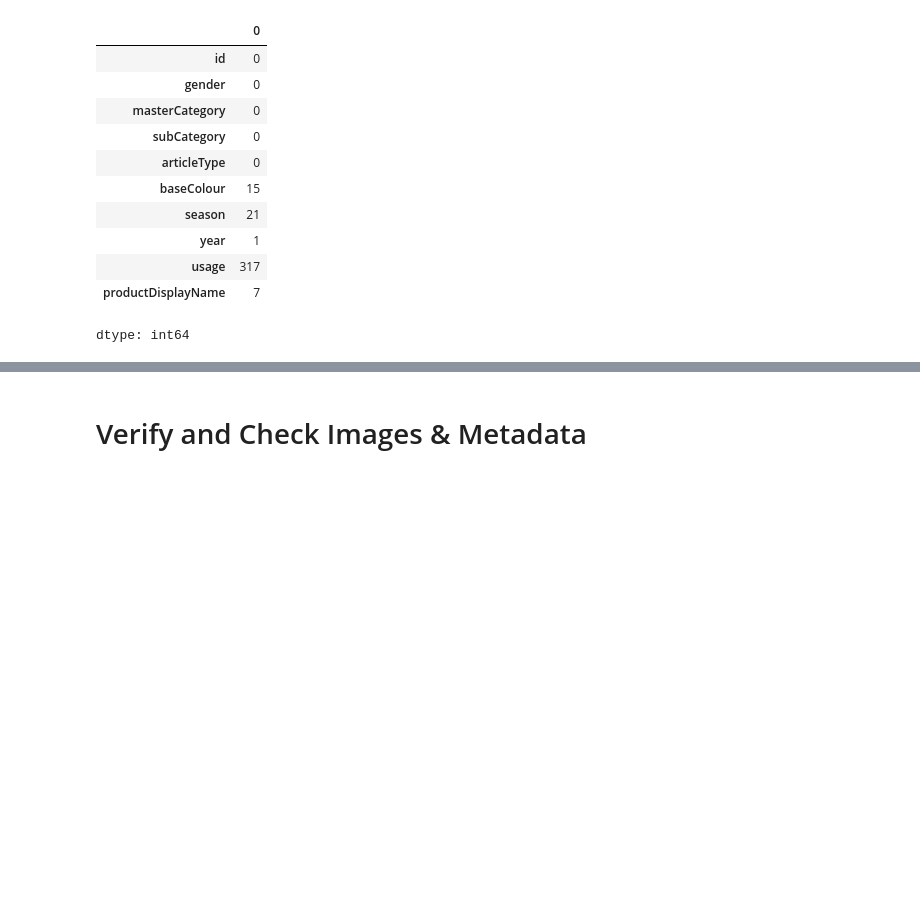
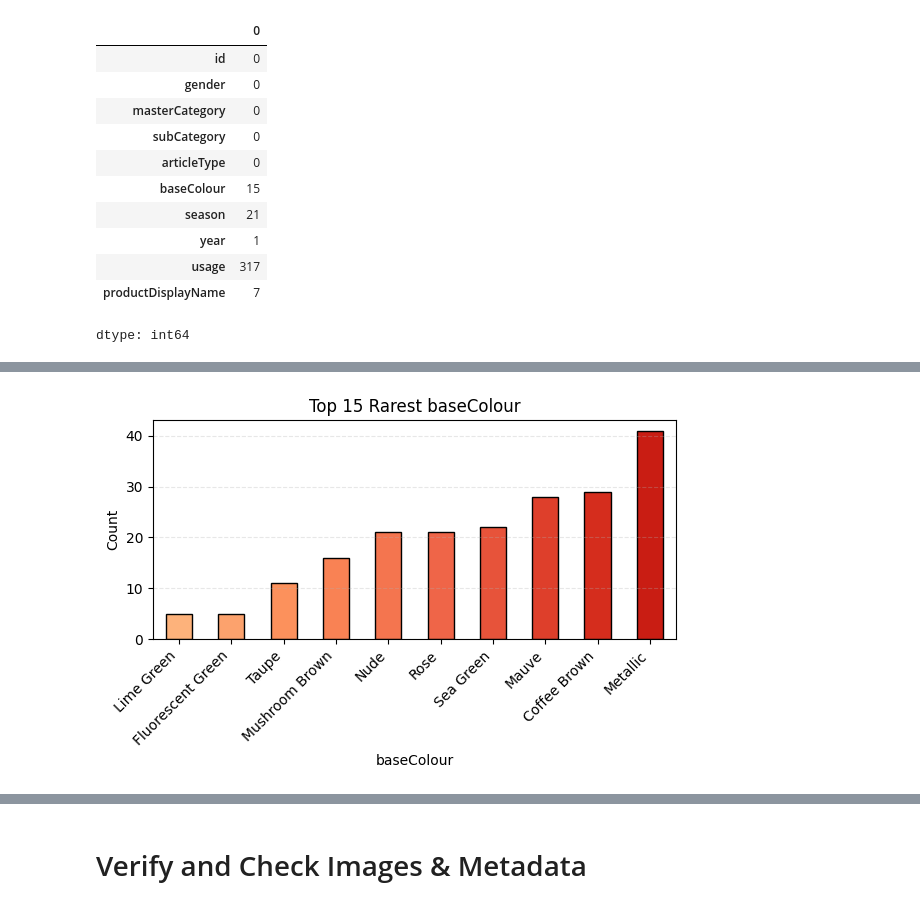
Before and after one commit to aminnademi/Predict-Fashion-Product-Images, a Jupyter notebook: Training/training_process.ipynb, the cells around one changed output, grey strips where cells are left out. Saved outputs shown, nothing was run; the diff lists cells and outputs as text; code cells hidden in the pictures; blank space fills up the shorter version.

```diff
--- a/Training/training_process.ipynb
+++ b/Training/training_process.ipynb
@@ -62,0 +111,17 @@ cleaned = df.dropna()
+# %%
+bottom_bc = bc_counts.nsmallest(10)
+plt.figure(figsize=(6,4))
+bottom_bc.plot(
+    kind='bar',
+    color=plt.cm.OrRd(np.linspace(0.4, 0.8, 10)),
+    edgecolor='k'
+)
+plt.title(f'Top {15} Rarest baseColour')
+plt.xlabel('baseColour')
+plt.ylabel('Count')
+plt.xticks(rotation=45, ha='right')
+plt.grid(axis='y', linestyle='--', alpha=0.3)
+plt.tight_layout()
+plt.show()
+# %% [output]
+[figure, added]
```
Also changed, not shown: parts of 7 cells of this notebook.
